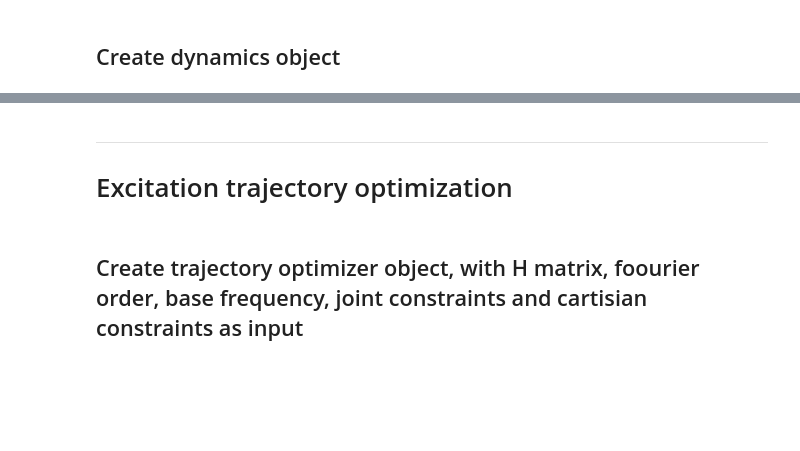
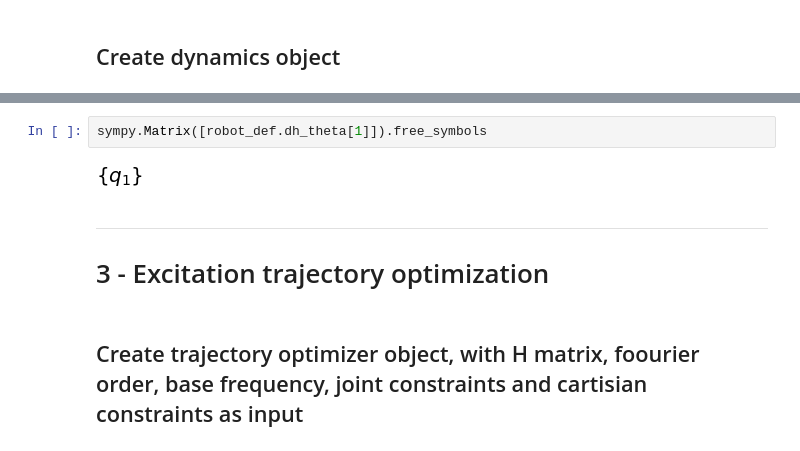
Before and after one commit to WPI-AIM/dvrk_dynamics_identification, a Jupyter notebook: main.ipynb, the cells around one changed output, grey strips where cells are left out. Drawn from its saved outputs; the diff is of its cells as text; blank space fills up the shorter version.

```diff
--- a/main.ipynb
+++ b/main.ipynb
@@ -121,6 +106,10 @@ L2xz*sin(q2t(t))*Derivative(q1t(t), t)*Derivative(q2t(t), t) - L2xz*cos(q2t(t))*
+# %%
+sympy.Matrix([robot_def.dh_theta[1]]).free_symbols
+# %% [output]
+[figure, added]
 # %% [markdown]
 ---
-# Excitation trajectory optimization
+# 3 - Excitation trajectory optimization
 # %% [markdown]
 ## Create trajectory optimizer object, with H matrix, foourier order, base frequency, joint constraints and cartisian constraints as input
 # %%
```
Also changed, not shown: parts of 14 cells of this notebook, 5 other files.
